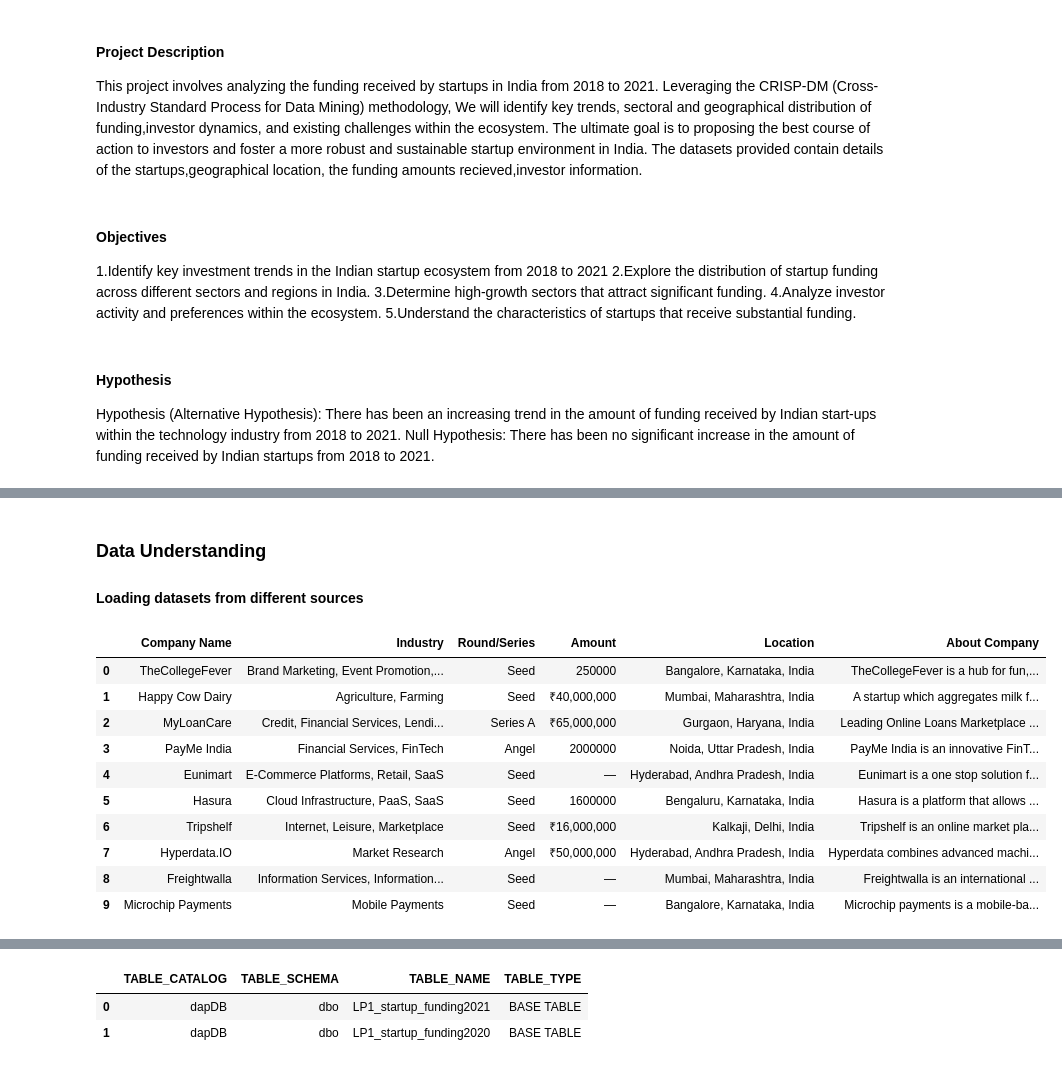
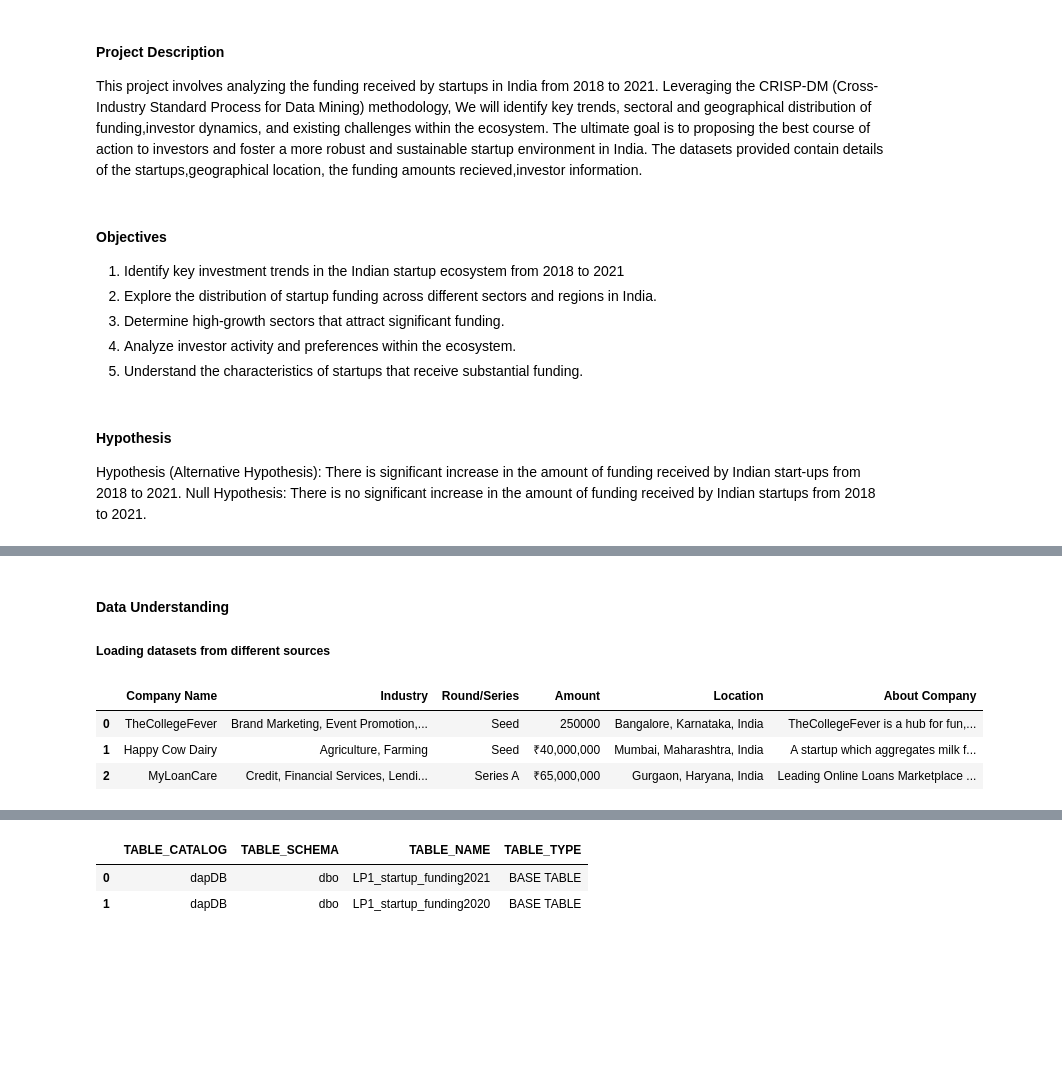
Before and after one commit to Starlady1/Analysis-of-Indian-Start-up-Ecosystem, a Jupyter notebook: Notebooks/start.ipynb, the cells around one changed output, grey strips where cells are left out. Cells and saved outputs as stored; diff of their text form; code cells hidden in the pictures; blank space fills up the shorter version.

```diff
--- a/Notebooks/start.ipynb
+++ b/Notebooks/start.ipynb
@@ -7,19 +7,14 @@ Leveraging the CRISP-DM (Cross-Industry Standard Process for Data Mining) method
 The datasets provided contain details of the startups,geographical location, the funding amounts recieved,investor information.
 # %% [markdown]
 #### Objectives
-
-1.Identify key investment trends in the Indian startup ecosystem from 2018 to 2021
-2.Explore the distribution of startup funding across different sectors and regions in India.
-3.Determine high-growth sectors that attract significant funding.
-4.Analyze investor activity and preferences within the ecosystem.
-5.Understand the characteristics of startups that receive substantial funding.
+1. Identify key investment trends in the Indian startup ecosystem from 2018 to 2021
+2. Explore the distribution of startup funding across different sectors and regions in India.
+3. Determine high-growth sectors that attract significant funding.
+4. Analyze investor activity and preferences within the ecosystem.
+5. Understand the characteristics of startups that receive substantial funding.
 # %% [markdown]
 #### Hypothesis
-
-Hypothesis  (Alternative Hypothesis): There has been an increasing trend in the amount of funding received by Indian start-ups within the technology industry from 2018 to 2021.
-Null Hypothesis: There has been no significant increase in the amount of funding received by Indian startups from 2018 to 2021.
-
-<!-- Hypothesis: The fintech sector has received the highest proportion of startup funding compared to other sectors such as healthcare and edtech.
-Hypothesis: Startup funding is concentrated in major metropolitan areas like Bangalore, Mumbai, and Delhi, with relatively less investment in tier-2 and tier-3 cities. -->
+Hypothesis  (Alternative Hypothesis): There is significant increase  in the amount of funding received by Indian start-ups from 2018 to 2021.
+Null Hypothesis: There is no significant increase in the amount of funding received by Indian startups from 2018 to 2021.
 # %% [markdown]
 #### Analytical Questions
@@ -35,7 +25,7 @@ Hypothesis: Startup funding is concentrated in major metropolitan areas like Ban
 5. How is startup funding distributed across different sectors and regions. Highest and lowest?
 # %% [markdown]
-### Data Understanding
-#### Loading datasets from different sources
+#### Data Understanding
+##### Loading datasets from different sources
 # %%
 #import all necessary libraries
 import pyodbc
@@ -47,18 +38,11 @@ warnings.filterwarnings('ignore')
 # %%
 #load 2018 data
 data_18 = pd.read_csv('startup_funding2018.csv')
 
 #View data
-data_18.head(10)
+data_18.head(3)
 # %% [output]
 |  | Company Name | Industry | Round/Series | Amount | Location | About Company |
 | 0 | TheCollegeFever | Brand Marketing, Event Promotion,... | Seed | 250000 | Bangalore, Karnataka, India | TheCollegeFever is a hub for fun,... |
 | 1 | Happy Cow Dairy | Agriculture, Farming | Seed | ₹40,000,000 | Mumbai, Maharashtra, India | A startup which aggregates milk f... |
 | 2 | MyLoanCare | Credit, Financial Services, Lendi... | Series A | ₹65,000,000 | Gurgaon, Haryana, India | Leading Online Loans Marketplace ... |
-| 3 | PayMe India | Financial Services, FinTech | Angel | 2000000 | Noida, Uttar Pradesh, India | PayMe India is an innovative FinT... |
-| 4 | Eunimart | E-Commerce Platforms, Retail, SaaS | Seed | — | Hyderabad, Andhra Pradesh, India | Eunimart is a one stop solution f... |
-| 5 | Hasura | Cloud Infrastructure, PaaS, SaaS | Seed | 1600000 | Bengaluru, Karnataka, India | Hasura is a platform that allows ... |
-| 6 | Tripshelf | Internet, Leisure, Marketplace | Seed | ₹16,000,000 | Kalkaji, Delhi, India | Tripshelf is an online market pla... |
-| 7 | Hyperdata.IO | Market Research | Angel | ₹50,000,000 | Hyderabad, Andhra Pradesh, India | Hyperdata combines advanced machi... |
-| 8 | Freightwalla | Information Services, Information... | Seed | — | Mumbai, Maharashtra, India | Freightwalla is an international ... |
-| 9 | Microchip Payments | Mobile Payments | Seed | — | Bangalore, Karnataka, India | Microchip payments is a mobile-ba... |
```
Also changed, not shown: parts of 99 cells of this notebook.
